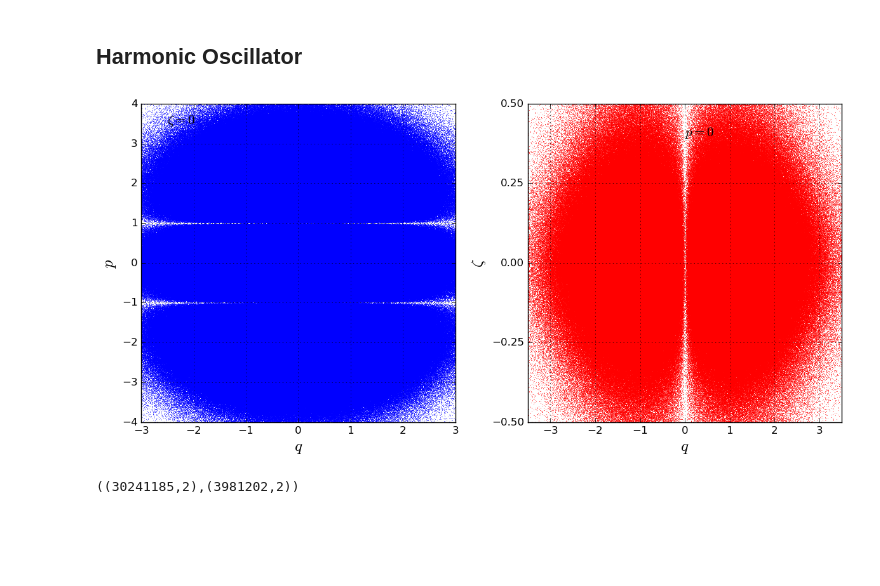
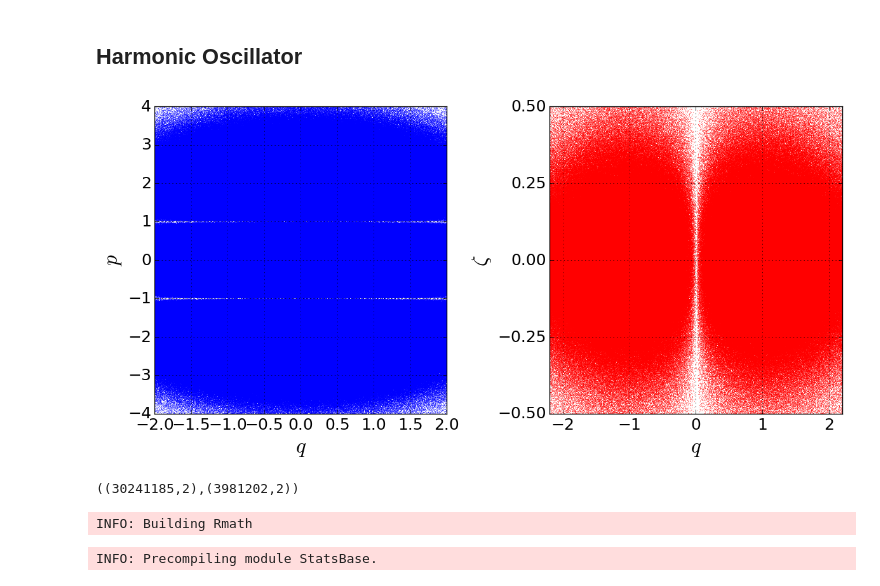
Before and after one commit to dapias/ST1Ds, a Jupyter notebook: notebooks/PoincaresectionsHO.ipynb, the cells around one changed output. Saved outputs shown, nothing was run; the diff lists cells and outputs as text; code cells hidden in the pictures; blank space fills up the shorter version.

```diff
--- a/notebooks/PoincaresectionsHO.ipynb
+++ b/notebooks/PoincaresectionsHO.ipynb
@@ -15,37 +15,49 @@ s2 = readdlm("../poincaredata/sectionsandtrajectories/$file2");
 # %%
 fig = plt[:figure](figsize=(12,6))
 #fig[:subplots_adjust](hspace=.3)
 
 ax = fig[:add_subplot](1,2,1)
 ticks = collect(-5.0:1.0:5.0)
 ax[:set_yticks](ticks)
 ax[:grid](which="both")
-ax[:plot](s1[:,1], s1[:,2], "b.", ms=0.5, alpha = 0.7)
+ax[:plot](s1[:,1], s1[:,2], "b.", ms=0.5, alpha = 0.5)
 
-ax[:set_xlim](-3.0,3.0)
+ax[:set_xlim](-2.,2.0)
 ax[:set_ylim](-4.,4.)
-ax[:set_xlabel](L"$q$", fontsize = 18)
-ax[:set_ylabel](L"$p$", fontsize = 18)
-ax[:text](-2.5, 3.5, L"$\zeta = 0$", fontsize=15)
+ax[:set_xlabel](L"$q$", fontsize = 24)
+ax[:set_ylabel](L"$p$", fontsize = 24)
+ax[:tick_params](axis="both", labelsize=18)
+#ax[:text](-1.7, 3.5, L"$\zeta = 0$", fontsize=15)
 
 ax2 = fig[:add_subplot](1,2,2)
 ticks = collect(-0.5:0.25:0.5)
 ax2[:set_yticks](ticks)
 ax2[:grid](which="both")
-ax2[:plot](s2[:,1], s2[:,2], "r.", ms=0.5, alpha = 0.7)
+ax2[:plot](s2[:,1], s2[:,2], "r.", ms=0.5, alpha = 0.5)
 
-ax2[:set_xlim](-3.5,3.5)
+ax2[:set_xlim](-2.2,2.2)
 ax2[:set_ylim](-0.5,0.5)
-ax2[:set_xlabel](L"$q$", fontsize = 18)
-ax2[:set_ylabel](L"$\zeta$", fontsize = 18)
-ax2[:text](-0.0, 0.4, L"$p = 0$", fontsize=15)
+ax2[:set_xlabel](L"$q$", fontsize = 24)
+ax2[:set_ylabel](L"$\zeta$", fontsize = 24)
+ax2[:tick_params](axis="both", labelsize=18)
+
+#ax2[:text](0.0, 0.4, L"$p = 0$", fontsize=15)
 
 plt[:tight_layout]()
 
 plt[:savefig]("../plots/$file1.png")
 # %% [output]
-[figure, old version]
+[figure, new version]
 # %%
 size(s1), size(s2)
 # %% [output]
 ((30241185,2),(3981202,2))
+# %%
+Pkg.build("StatsBase")
+# %% [output]
+INFO: Building Rmath
+# %%
+using StatsBase
+freq_exp = fit(Histogram, (s2[:,1],s2[:,2]), nbins = 100);
+# %% [output]
+INFO: Precompiling module StatsBase.
```
Also changed, not shown: parts of 6 cells of this notebook, 2 other files.
